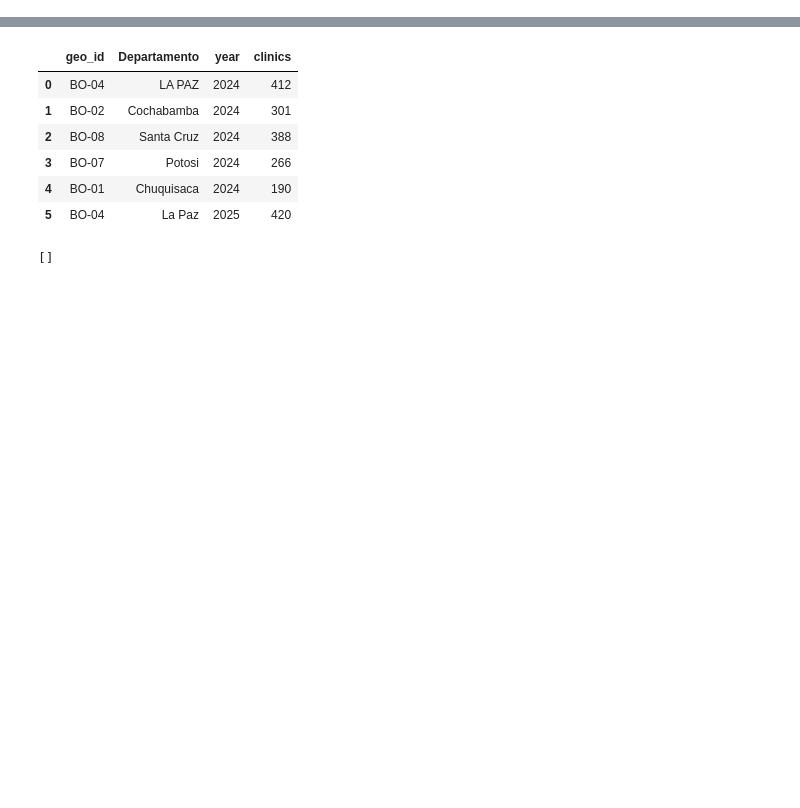
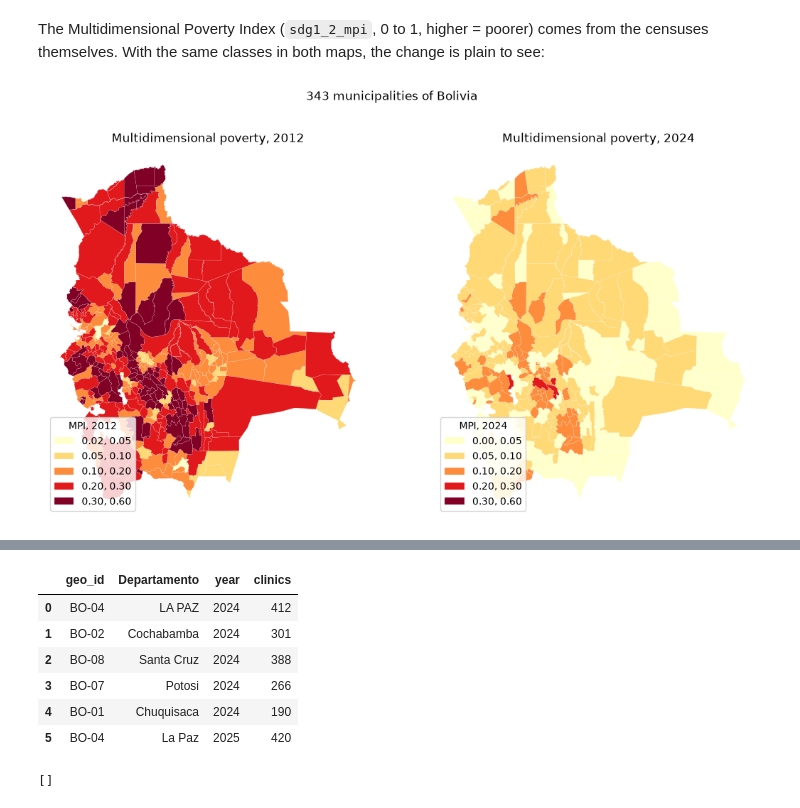
Before and after one commit to quarcs-lab/gdo4bolivia, a Jupyter notebook: notebooks/geo4bolivia_quickstart.ipynb, the cells around one changed output, grey strips where cells are left out. Cells and saved outputs as stored; diff of their text form; code cells hidden in the pictures; blank space fills up the shorter version.

```diff
--- a/notebooks/geo4bolivia_quickstart.ipynb
+++ b/notebooks/geo4bolivia_quickstart.ipynb
@@ -214,16 +28,0 @@ Poverty is a rate, so its departmental value is a **population-weighted** mean.
-# %%
-mpi = geo.load("sdg01", variables="sdg1_2_mpi")
-mpi_dep = geo.aggregate(mpi, to="department", rules={"sdg1_2_mpi": "weighted_mean:population"}, weights=census)
-mpi_dep = geo.boundaries("department").merge(mpi_dep, on="geo_id")
-
-fig, axes = plt.subplots(1, 2, figsize=(13, 7))
-for ax, year in zip(axes, [2012, 2024]):
-    d = mpi_dep[mpi_dep["year"] == year]
-    d.plot(column="sdg1_2_mpi", cmap="YlOrRd", vmin=0, vmax=mpi_dep["sdg1_2_mpi"].max(), legend=True,
-           edgecolor="white", ax=ax, legend_kwds={"label": "MPI, population-weighted", "shrink": 0.6})
-    for _, row in d.iterrows():
-        p = row.geometry.representative_point()
-        ax.annotate(f"{row['name']}\n{row['sdg1_2_mpi']:.3f}", (p.x, p.y), ha="center", fontsize=7)
-    ax.set_axis_off()
-    ax.set_title(f"Multidimensional poverty by department, {year}")
-plt.tight_layout()
@@ -243,7 +28,0 @@ Multidimensional poverty fell sharply. The population-weighted national MPI drop
-# %%
-panel = geo.combine(["ntl", "pop"], scale="municipality", years=2012).merge(mpi, on=["geo_id", "year"])
-print(f"units with lights, population and poverty: {len(panel)}")
-
-ax = panel.plot.scatter(x="ln_t400NTLpc", y="sdg1_2_mpi", s=np.sqrt(panel["pop"]) / 4, alpha=0.5, figsize=(6, 4))
-ax.set_xlabel("Log night-time lights per capita (trend), 2012"); ax.set_ylabel("Multidimensional Poverty Index, 2012")
-print(f"correlation: {panel['ln_t400NTLpc'].corr(panel['sdg1_2_mpi']):.2f}")
@@ -261,0 +199,17 @@ The values below are **made up** for the demonstration; replace them with your o
+# %% [markdown]
+The Multidimensional Poverty Index (`sdg1_2_mpi`, 0 to 1, higher = poorer) comes from the censuses themselves. With the same classes in both maps, the change is plain to see:
+# %%
+mpi_map = municipalities.merge(sdg01[["geo_id", "year", "sdg1_2_mpi"]], on="geo_id")
+bins = {"bins": [0.05, 0.1, 0.2, 0.3, 0.6]}
+
+fig, axes = plt.subplots(1, 2, figsize=(13, 7))
+for ax, year in zip(axes, [2012, 2024]):
+    mpi_map[mpi_map["year"] == year].plot(
+        column="sdg1_2_mpi", cmap="YlOrRd", scheme="user_defined", classification_kwds=bins,
+        legend=True, legend_kwds={"title": f"MPI, {year}", "loc": "lower left"},
+        edgecolor="white", linewidth=0.1, ax=ax)
+    ax.set_axis_off()
+    ax.set_title(f"Multidimensional poverty, {year}")
+fig.suptitle("343 municipalities of Bolivia");
+# %% [output]
+[figure, added]
```
Also changed, not shown: parts of 77 cells of this notebook, 14 other files.
